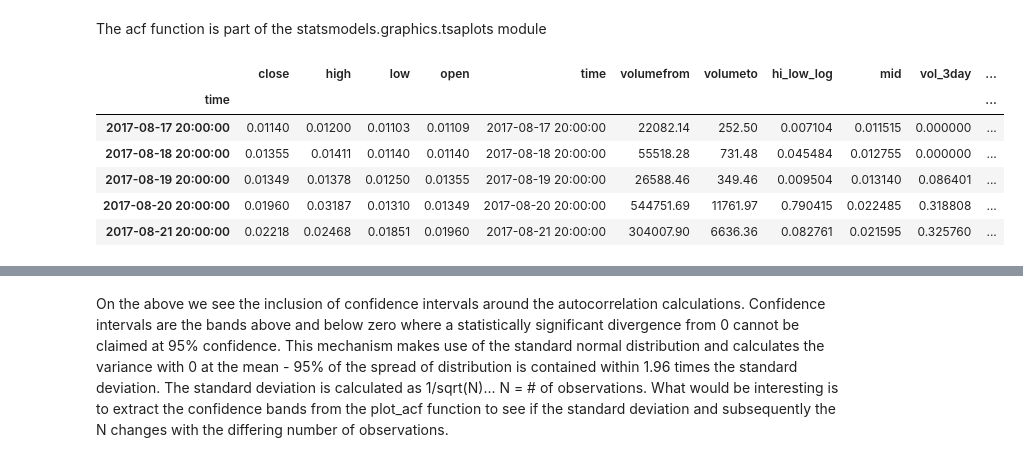
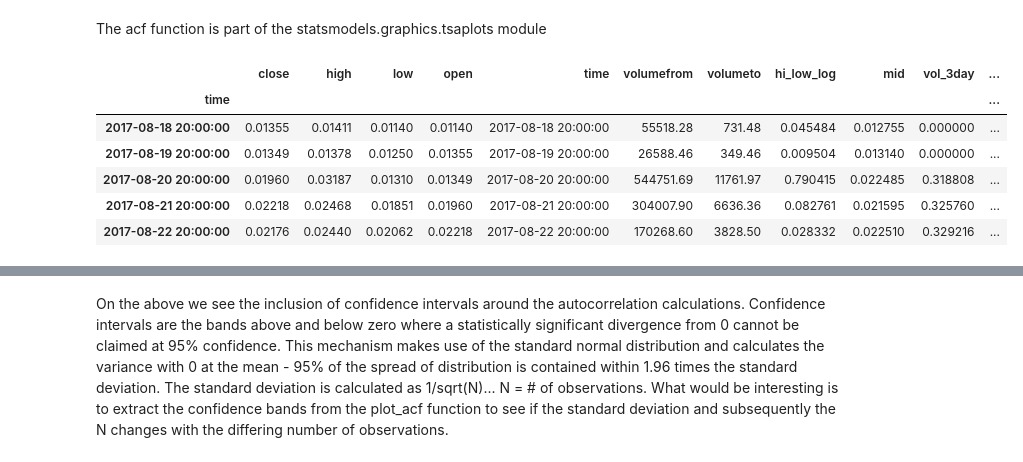
Before and after one commit to calleja/timeSeries, a Jupyter notebook: time_series_crypto_vol_vars.ipynb, the cells around one changed output, grey strips where cells are left out. Cells and saved outputs as stored; diff of their text form; code cells hidden in the pictures.

```diff
--- a/time_series_crypto_vol_vars.ipynb
+++ b/time_series_crypto_vol_vars.ipynb
@@ -82,0 +96,3 @@ aggd=pd.concat([mro_df,roll_2,roll_5,roll_15],axis=1)
+# %%
+test_df=pd.concat([test2,test5,test15],axis=1)
+test_df.shape
@@ -83,3 +101,10 @@ aggd=pd.concat([mro_df,roll_2,roll_5,roll_15],axis=1)
+# %%
+var_df=pd.concat([aggd,test_df],axis=1)
+# %%
+lista=[x for x in var_df.columns]
+lista[-3:]=['prop2','prop5','prop15']
+var_df.columns=lista
+var_df['mid_ln']=np.log(var_df['mid'])
 # %% [markdown]
 ### Test for serial correlation among the variables
 # %%
@@ -114 +140,3 @@ mro_df['returns']=mro_df['low'].pct_change()
+# %%
+var_df['returns']=var_df['mid'].pct_change()
 # %%
@@ -120,14 +148,14 @@ print(autocorrelation)
 # %% [markdown]
 The acf function is part of the statsmodels.graphics.tsaplots module
 # %%
-mro_df.head()
+var_df.head()
 # %% [output]
 |  | close | high | low | open | time | volumefrom | volumeto | hi_low_log | mid | vol_3day | ... |
 | time |  |  |  |  |  |  |  |  |  |  | ... |
-| 2017-08-17 20:00:00 | 0.01140 | 0.01200 | 0.01103 | 0.01109 | 2017-08-17 20:00:00 | 22082.14 | 252.50 | 0.007104 | 0.011515 | 0.000000 | ... |
 | 2017-08-18 20:00:00 | 0.01355 | 0.01411 | 0.01140 | 0.01140 | 2017-08-18 20:00:00 | 55518.28 | 731.48 | 0.045484 | 0.012755 | 0.000000 | ... |
-| 2017-08-19 20:00:00 | 0.01349 | 0.01378 | 0.01250 | 0.01355 | 2017-08-19 20:00:00 | 26588.46 | 349.46 | 0.009504 | 0.013140 | 0.086401 | ... |
+| 2017-08-19 20:00:00 | 0.01349 | 0.01378 | 0.01250 | 0.01355 | 2017-08-19 20:00:00 | 26588.46 | 349.46 | 0.009504 | 0.013140 | 0.000000 | ... |
 | 2017-08-20 20:00:00 | 0.01960 | 0.03187 | 0.01310 | 0.01349 | 2017-08-20 20:00:00 | 544751.69 | 11761.97 | 0.790415 | 0.022485 | 0.318808 | ... |
 | 2017-08-21 20:00:00 | 0.02218 | 0.02468 | 0.01851 | 0.01960 | 2017-08-21 20:00:00 | 304007.90 | 6636.36 | 0.082761 | 0.021595 | 0.325760 | ... |
+| 2017-08-22 20:00:00 | 0.02176 | 0.02440 | 0.02062 | 0.02218 | 2017-08-22 20:00:00 | 170268.60 | 3828.50 | 0.028332 | 0.022510 | 0.329216 | ... |
 # %%
 plt.close()
```
Also changed, not shown: parts of 41 cells of this notebook, 1 other file.
